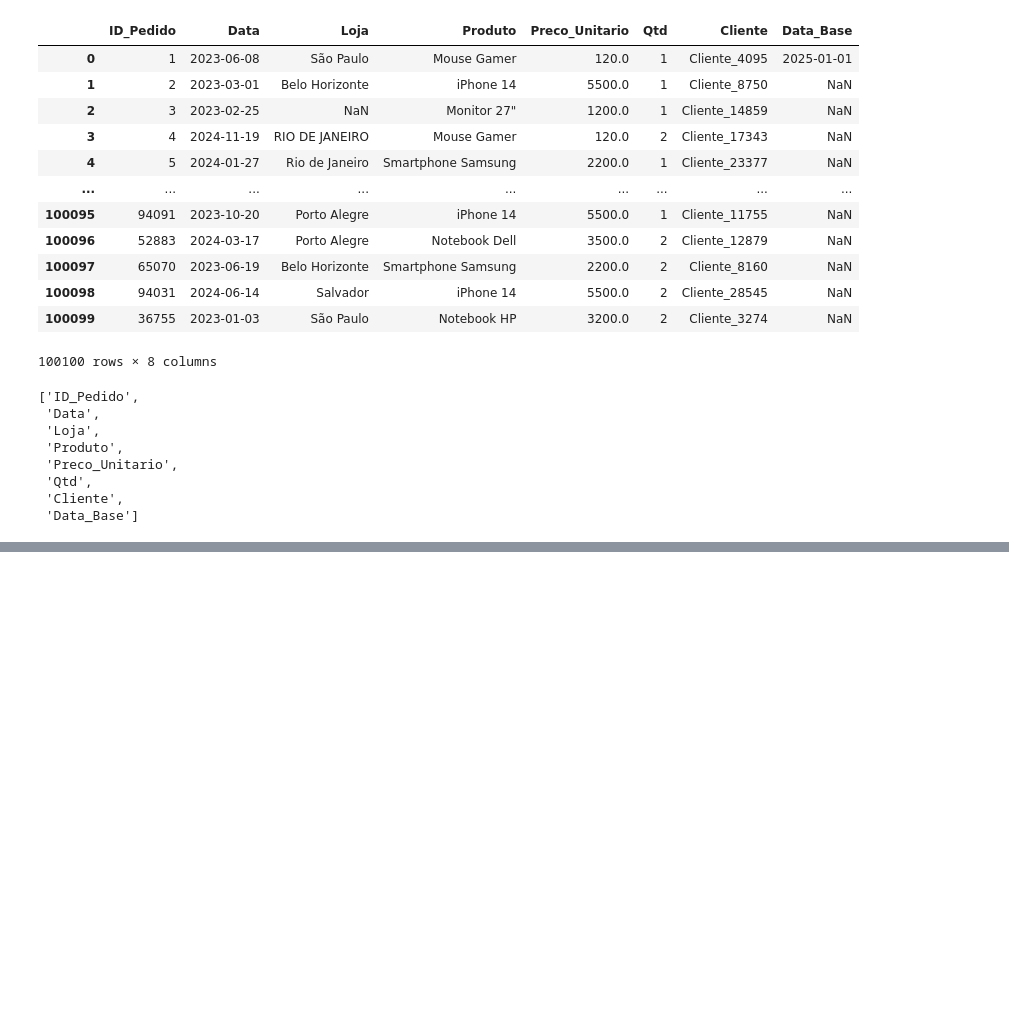
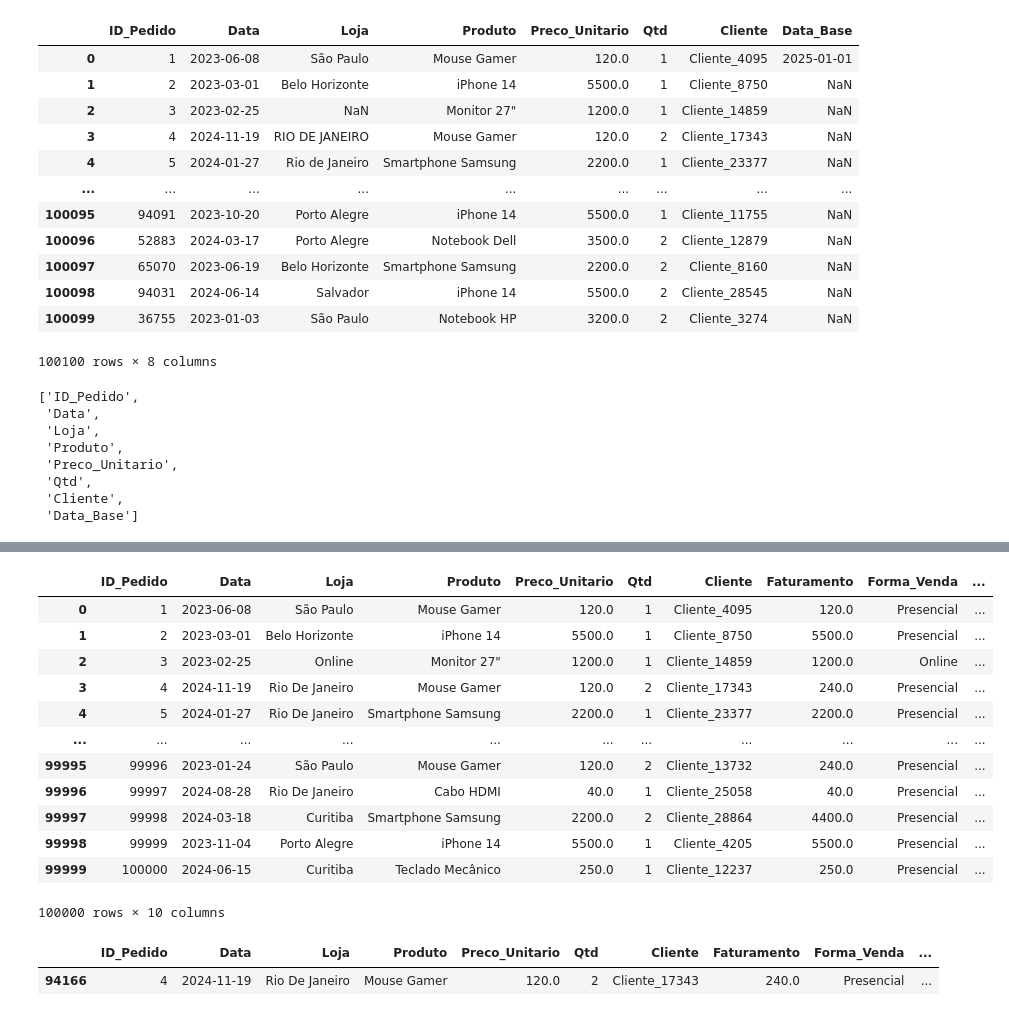
Before and after one commit to Magno-cyber/Pandas, a Jupyter notebook: main.ipynb, the cells around one changed output, grey strips where cells are left out. Saved outputs shown, nothing was run; the diff lists cells and outputs as text; code cells hidden in the pictures; blank space fills up the shorter version.

Commit message:
Analise de dados

```diff
--- a/main.ipynb
+++ b/main.ipynb
@@ -108,0 +125,67 @@ display(df_analise)
+# %%
+# Criar novas colunas com base em cálculos ou transformações de outras colunas
+
+# Faturamento
+
+df_analise["Faturamento"] = df_analise["Qtd"] * df_analise["Preco_Unitario"] # Usado para criar uma nova coluna "Faturamento" no DataFrame df_analise, que é o resultado da multiplicação das colunas "Qtd" e "Preco_Unitario"
+
+# Forma de Venda
+
+df_analise['Forma_Venda'] = np.where(df_analise['Loja'] == 'Online', 'Online', 'Presencial') # Usado para criar uma nova coluna "Forma_Venda" no DataFrame df_analise, que é preenchida com o valor "Online" se a coluna "Loja" for igual a "Online", caso contrário, é preenchida com o valor "Presencial"
+
+# Região
+
+dic_regioes = {
+    'São Paulo': 'Sudeste',
+    'Belo Horizonte': 'Sudeste',
+    'Online': 'Online',
+    'Rio De Janeiro': 'Sudeste',
+    'Salvador': 'Nordeste',
+    'Recife': 'Nordeste',
+    'Curitiba': 'Sul',
+    'Porto Alegre': 'Sul'
+}
+
+df_analise['Regiao'] = df_analise['Loja'].map(dic_regioes) # Usado para criar uma nova coluna "Regiao" no DataFrame df_analise, que é preenchida com os valores do dicionário dic_regioes com base nos valores da coluna "Loja"
+
+display(df_analise) # Usado para exibir os valores únicos da coluna "Loja" do DataFrame df_analise
+# %% [output]
+|  | ID_Pedido | Data | Loja | Produto | Preco_Unitario | Qtd | Cliente | Faturamento | Forma_Venda | ... |
+| 0 | 1 | 2023-06-08 | São Paulo | Mouse Gamer | 120.0 | 1 | Cliente_4095 | 120.0 | Presencial | ... |
+| 1 | 2 | 2023-03-01 | Belo Horizonte | iPhone 14 | 5500.0 | 1 | Cliente_8750 | 5500.0 | Presencial | ... |
+| 2 | 3 | 2023-02-25 | Online | Monitor 27" | 1200.0 | 1 | Cliente_14859 | 1200.0 | Online | ... |
+| 3 | 4 | 2024-11-19 | Rio De Janeiro | Mouse Gamer | 120.0 | 2 | Cliente_17343 | 240.0 | Presencial | ... |
+| 4 | 5 | 2024-01-27 | Rio De Janeiro | Smartphone Samsung | 2200.0 | 1 | Cliente_23377 | 2200.0 | Presencial | ... |
+| ... | ... | ... | ... | ... | ... | ... | ... | ... | ... | ... |
+| 99995 | 99996 | 2023-01-24 | São Paulo | Mouse Gamer | 120.0 | 2 | Cliente_13732 | 240.0 | Presencial | ... |
+| 99996 | 99997 | 2024-08-28 | Rio De Janeiro | Cabo HDMI | 40.0 | 1 | Cliente_25058 | 40.0 | Presencial | ... |
+| 99997 | 99998 | 2024-03-18 | Curitiba | Smartphone Samsung | 2200.0 | 2 | Cliente_28864 | 4400.0 | Presencial | ... |
+| 99998 | 99999 | 2023-11-04 | Porto Alegre | iPhone 14 | 5500.0 | 1 | Cliente_4205 | 5500.0 | Presencial | ... |
+| 99999 | 100000 | 2024-06-15 | Curitiba | Teclado Mecânico | 250.0 | 1 | Cliente_12237 | 250.0 | Presencial | ... |
+100000 rows × 10 columns
+# %%
+# Analisar -> Filtrar -> Agrupar -> Agregar -> Exportar
+df_analise = df_analise.sort_values(by=['Data','Faturamento'], ascending=True) # Usado para ordenar o DataFrame df_analise pela coluna "Data" e "Faturamento" em ordem crescente
+df_analise = df_analise.reset_index(drop=True) # Usado para redefinir o índice do DataFrame df_analise, descartando o índice antigo e criando um novo índice sequencial
+
+
+#.loc: id do pedido, nome coluna
+id_pedido = 4
+loja1 = df_analise.loc[3, 'Loja'] # Usado para filtrar o DataFrame df_analise pela coluna "ID_Pedido" e retornar o valor da coluna "Loja" correspondente ao id_pedido
+
+#.iloc: -> Por posição
+loja2 = df_analise.iloc[3, 1] # Usado para filtrar o DataFrame df_analise pela posição da linha e coluna e retornar o valor correspondente
+
+
+# Condicional
+
+df_id_pedido = df_analise[df_analise['ID_Pedido'] == 4]  # Usado para criar uma série booleana que indica se o valor da coluna "ID_Pedido" é igual a 4
+
+# ---Expotar pedaços da base-----
+
+df_vendas_sp =  df_analise
+
+display (df_id_pedido) # Usado para exibir a série booleana df_id_pedido
+# %% [output]
+|  | ID_Pedido | Data | Loja | Produto | Preco_Unitario | Qtd | Cliente | Faturamento | Forma_Venda | ... |
+| 94166 | 4 | 2024-11-19 | Rio De Janeiro | Mouse Gamer | 120.0 | 2 | Cliente_17343 | 240.0 | Presencial | ... |
```
Also changed, not shown: parts of 2 cells of this notebook.
